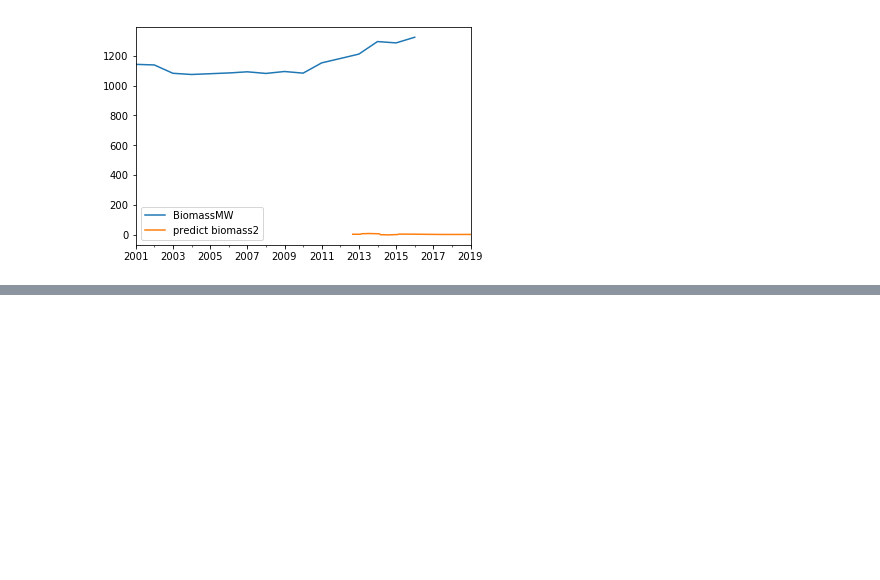
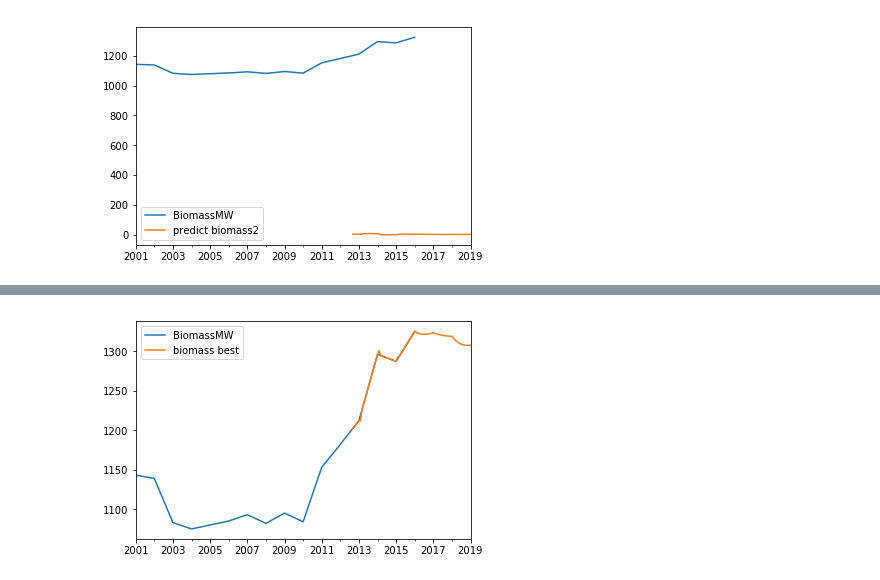
Before and after one commit to priyaggarwal/TimeSeries, a Jupyter notebook: EPP Final .ipynb, the cells around one changed output, grey strips where cells are left out. Cells and saved outputs as stored; diff of their text form; code cells hidden in the pictures; blank space fills up the shorter version.

```diff
--- a/EPP Final .ipynb
+++ b/EPP Final .ipynb
@@ -584,0 +577,3 @@ pylab.show()
+# %%
+from pyramid.arima import auto_arima
+ts = used_data['BiomassMW']
@@ -584,0 +606,11 @@ pylab.show()
+# %%
+from statsmodels.tsa.statespace.sarimax import SARIMAX
+model4 = SARIMAX(ts,order=(1,1,0),
+                seasonal_order=(2,1,1,24), enforce_invertibility=False)
+model4_fit = model4.fit(disp=0)
+# %%
+news['biomass best'] = model4_fit.predict(start = 140, end = 220)
+news[['BiomassMW', 'biomass best']].plot()
+pylab.show()
+# %% [output]
+[figure, added]
```
Also changed, not shown: parts of 36 cells of this notebook.
